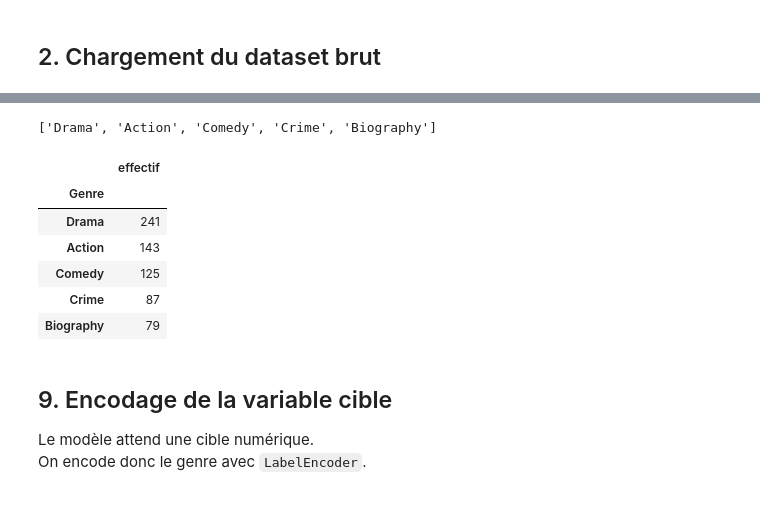
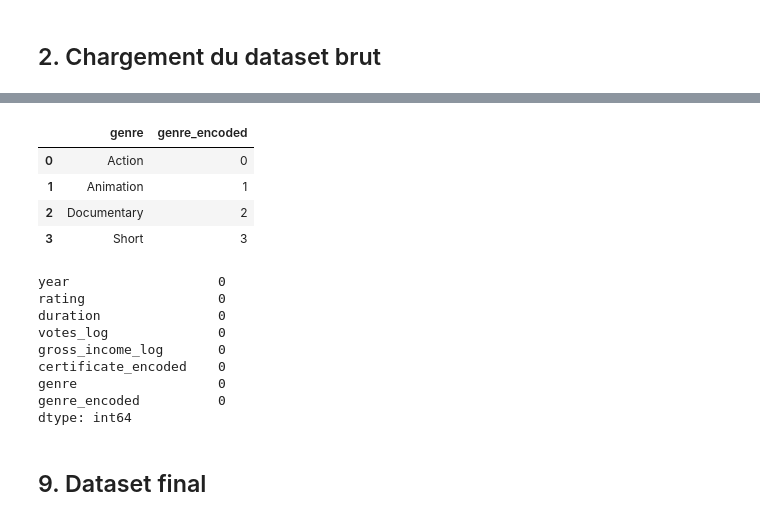
Before and after one commit to kenzi0228/imdb-genre-classification, a Jupyter notebook: notebooks/01_preparation_donnees_imdb_raw_to_processed.ipynb, the cells around one changed output, grey strips where cells are left out. Drawn from its saved outputs; the diff is of its cells as text; code cells hidden in the pictures.

```diff
--- a/notebooks/01_preparation_donnees_imdb_raw_to_processed.ipynb
+++ b/notebooks/01_preparation_donnees_imdb_raw_to_processed.ipynb
@@ -265,4 +299,10 @@ Des classes très peu représentées dégradent fortement l'apprentissage et ren
 # %%
-genre_counts = df["Genre"].value_counts()
-genre_counts.to_frame("effectif")
+genre_counts = df["genre"].value_counts()
+
+TOP_N_GENRES = 4
+top_genres = genre_counts.nlargest(TOP_N_GENRES).index.tolist()
+
+df = df[df["genre"].isin(top_genres)].copy()
+
+df["genre"].value_counts()
 # %% [output]
@@ -293,23 +317,49 @@ Ce choix devra être explicitement justifié dans le rapport comme une décision
+# %%
+df["votes_log"] = np.log1p(df["votes"])
+df["gross_income_log"] = np.log1p(df["gross_income_clean"])
+# %%
+df["certificate_encoded"] = df["certificate"].astype("category").cat.codes
 # %%
-TOP_N_GENRES = 5
-top_genres = df["Genre"].value_counts().nlargest(TOP_N_GENRES).index.tolist()
-top_genres
+from sklearn.preprocessing import LabelEncoder
+
+label_encoder = LabelEncoder()
+df["genre_encoded"] = label_encoder.fit_transform(df["genre"])
-# %% [output]
-['Drama', 'Action', 'Comedy', 'Crime', 'Biography']
 # %%
-df = df[df["Genre"].isin(top_genres)].reset_index(drop=True)
-df["Genre"].value_counts().to_frame("effectif")
+label_mapping = pd.DataFrame({
+    "genre": label_encoder.classes_,
+    "genre_encoded": range(len(label_encoder.classes_))
+})
+
+label_mapping
 # %% [output]
-|  | effectif |
-| Genre |  |
-| Drama | 241 |
-| Action | 143 |
-| Comedy | 125 |
-| Crime | 87 |
-| Biography | 79 |
+|  | genre | genre_encoded |
+| 0 | Action | 0 |
+| 1 | Animation | 1 |
+| 2 | Documentary | 2 |
+| 3 | Short | 3 |
+# %%
+final_cols = [
+    "year",
+    "rating",
+    "duration",
+    "votes_log",
+    "gross_income_log",
+    "certificate_encoded",
+    "genre",
+    "genre_encoded"
+]
+
+df[final_cols].isna().sum()
+# %% [output]
+year                   0
+rating                 0
+duration               0
+votes_log              0
+gross_income_log       0
+certificate_encoded    0
+genre                  0
+genre_encoded          0
+dtype: int64
 # %% [markdown]
-## 9. Encodage de la variable cible
-
-Le modèle attend une cible numérique.
-On encode donc le genre avec `LabelEncoder`.
+## 9. Dataset final
 # %%
```
Also changed, not shown: parts of 64 cells of this notebook, 2 other files.
